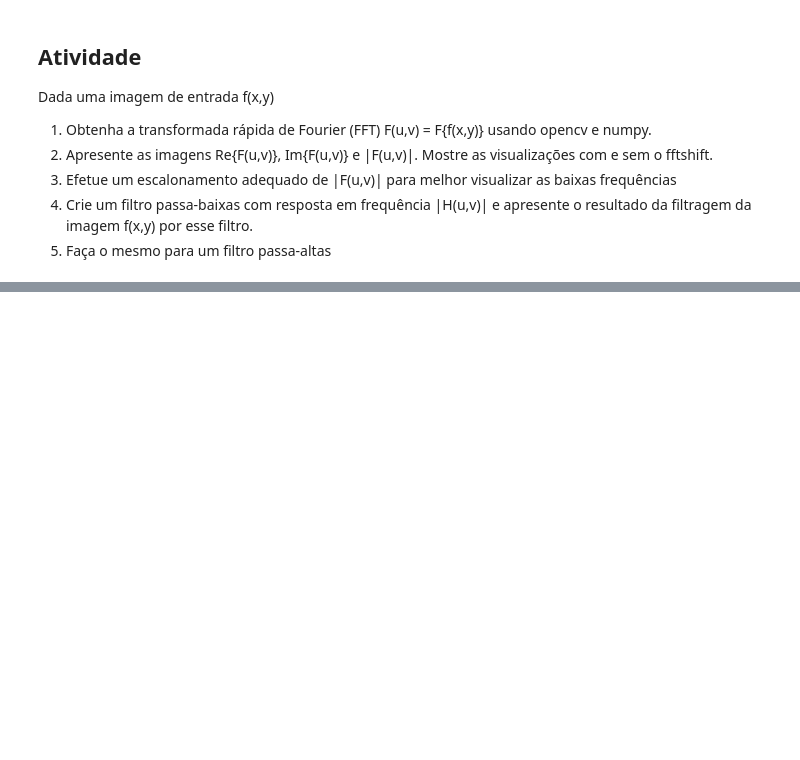
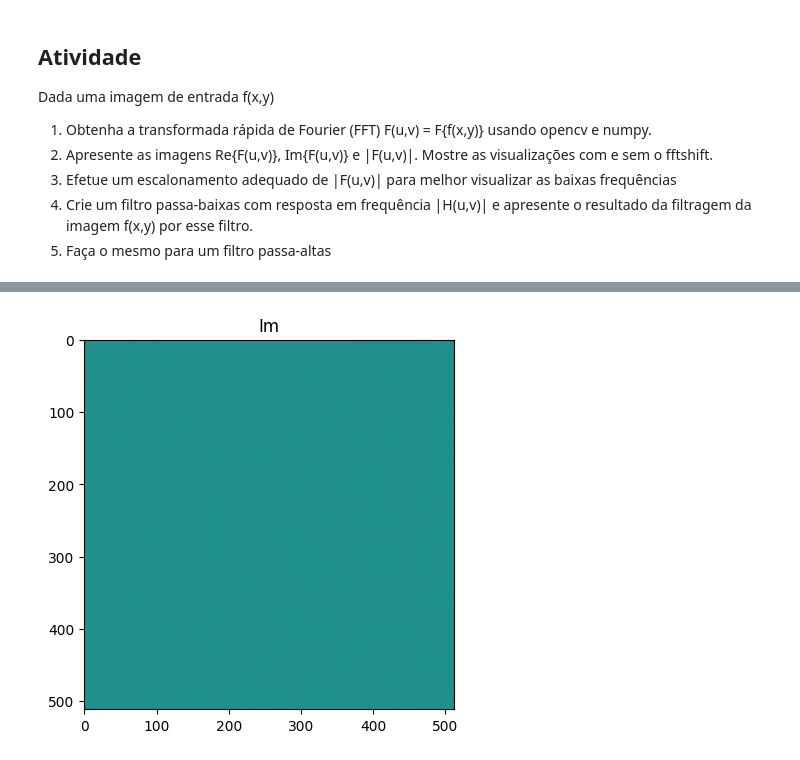
Before and after one commit to felipeVsc/pdi, a Jupyter notebook: filtering/filter.ipynb, the cells around one changed output, grey strips where cells are left out. Saved outputs shown, nothing was run; the diff lists cells and outputs as text; code cells hidden in the pictures; blank space fills up the shorter version.

```diff
--- a/filtering/filter.ipynb
+++ b/filtering/filter.ipynb
@@ -92,0 +45,7 @@ plt.show()
+# %%
+im = np.imag(fft)
+plt.imshow(im)
+plt.title('Im')
+plt.show()
+# %% [output]
+[figure, added]
```
Also changed, not shown: parts of 9 cells of this notebook, 1 other file.
